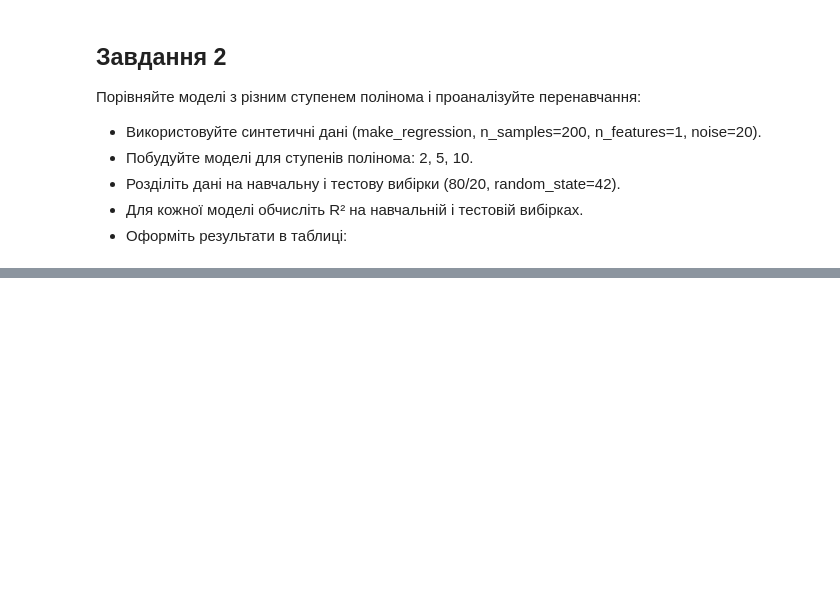
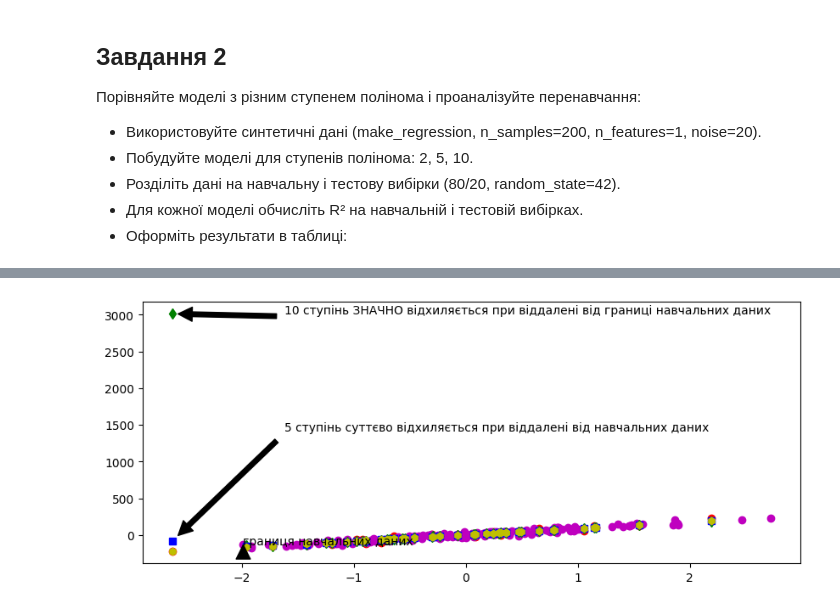
Before and after one commit to RomanBezsh/PythonAi, a Jupyter notebook: works/Work3_3_regularization.ipynb, the cells around one changed output, grey strips where cells are left out. Cells and saved outputs as stored; diff of their text form; code cells hidden in the pictures; blank space fills up the shorter version.

```diff
--- a/works/Work3_3_regularization.ipynb
+++ b/works/Work3_3_regularization.ipynb
@@ -58,3 +58,23 @@ plt.show()
  * Розділіть дані на навчальну і тестову вибірки (80/20, random_state=42).
  * Для кожної моделі обчисліть R² на навчальній і тестовій вибірках.
  * Оформіть результати в таблиці:
+# %%
+# Використовуйте синтетичні дані (make_regression, n_samples=200, n_features=1, noise=20).
+X2, y2 = make_regression(n_samples=200, n_features=1, noise=20, random_state=42)
+# Побудуйте моделі для ступенів полінома: 2, 5, 10.
+degrees = [2, 5, 10]
+models = [make_pipeline(PolynomialFeatures(degree=degree), LinearRegression()) for degree in degrees]
+# Розділіть дані на навчальну і тестову вибірки (80/20, random_state=42).
+from sklearn.model_selection import train_test_split
+
+x_train, x_test, y_train, y_test = train_test_split(
+    X2,
+    y2,
+    test_size=0.2,
+    random_state=42
+)
+print("Розміщення навчальної вибірки: ", len(x_train))
+print("Розміщення тестової вибірки: ", len(x_test))
+
+for model in models:
+    model.fit(x_train, y_train)
@@ -60,0 +102,26 @@ plt.show()
+# %%
+pred2 = models[0].predict(x_test)
+pred5 = models[1].predict(x_test)
+pred10 = models[2].predict(x_test)
+_, ax = plt.subplots(figsize=(10,4))
+ax.plot(x_test, y_test, 'ro')
+ax.plot(x_train, y_train, 'mo')
+ax.plot(x_test, pred10, 'gd')
+ax.plot(x_test, pred5, 'bs')
+ax.plot(x_test, pred2, 'yh')
+# for p in range(len(y_test)):
+p = 15
+ax.annotate("10 ступінь ЗНАЧНО відхиляється при віддалені від границі навчальних даних",
+            (x_test[p][0], pred10[p]), (x_test[p][0]+1, pred10[p]),
+            arrowprops=dict(facecolor='black', shrink=0.05), )
+ax.annotate("5 ступінь суттєво відхиляється при віддалені від навчальних даних",
+            (x_test[p][0], pred5[p]),(x_test[p][0]+1, pred5[p] + 1500),
+            arrowprops=dict(facecolor='black', shrink=0.05), )
+#for p in range(len(y_train)):
+p = 65
+ax.annotate("границя навчальних даних",
+            (x_train[p][0], y_train[p]),
+           arrowprops=dict(facecolor='black', shrink=0.05), )
+plt.show()
+# %% [output]
+[figure, added]
```
Also changed, not shown: parts of 3 cells of this notebook, 1 other file.
